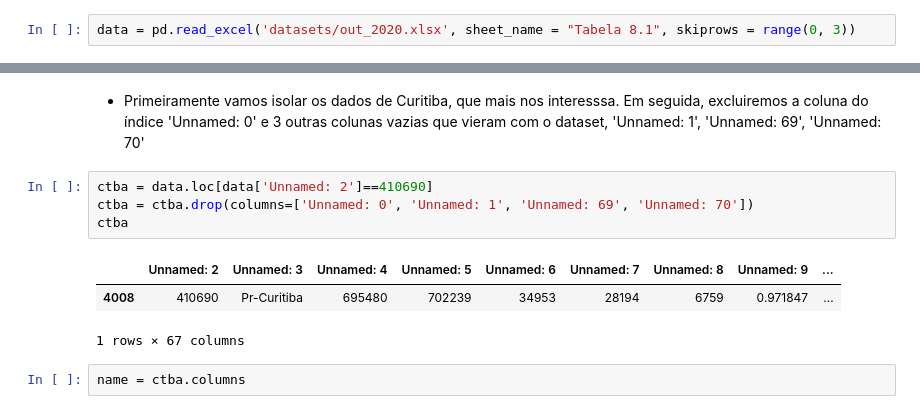
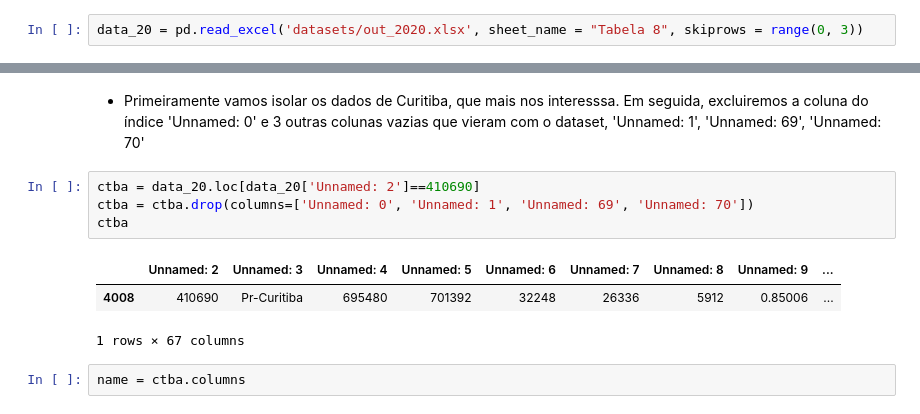
Before and after one commit to emariot/CAGED-CWB, a Jupyter notebook: CAGED-Curitiba.ipynb, the cells around one changed output, grey strips where cells are left out. Saved outputs shown, nothing was run; the diff lists cells and outputs as text.

```diff
--- a/CAGED-Curitiba.ipynb
+++ b/CAGED-Curitiba.ipynb
@@ -19,3 +38,3 @@ import matplotlib.pyplot as plt
 # %%
-data = pd.read_excel('datasets/out_2020.xlsx', sheet_name = "Tabela 8.1", skiprows = range(0, 3))
+data_20 = pd.read_excel('datasets/out_2020.xlsx', sheet_name = "Tabela 8", skiprows = range(0, 3))
 # %% [markdown]
@@ -39,12 +67,12 @@ data
 # %% [markdown]
 * Primeiramente vamos isolar os dados de Curitiba, que mais nos interesssa. Em seguida, excluiremos a coluna do índice 'Unnamed: 0' e 3 outras colunas vazias que vieram com o dataset, 'Unnamed: 1', 'Unnamed: 69', 'Unnamed: 70'
 # %%
-ctba = data.loc[data['Unnamed: 2']==410690]
+ctba = data_20.loc[data_20['Unnamed: 2']==410690]
 ctba = ctba.drop(columns=['Unnamed: 0', 'Unnamed: 1', 'Unnamed: 69', 'Unnamed: 70'])
 ctba
 # %% [output]
 |  | Unnamed: 2 | Unnamed: 3 | Unnamed: 4 | Unnamed: 5 | Unnamed: 6 | Unnamed: 7 | Unnamed: 8 | Unnamed: 9 | ... |
-| 4008 | 410690 | Pr-Curitiba | 695480 | 702239 | 34953 | 28194 | 6759 | 0.971847 | ... |
+| 4008 | 410690 | Pr-Curitiba | 695480 | 701392 | 32248 | 26336 | 5912 | 0.85006 | ... |
 1 rows × 67 columns
 # %%
 name = ctba.columns
```
Also changed, not shown: parts of 29 cells of this notebook.
